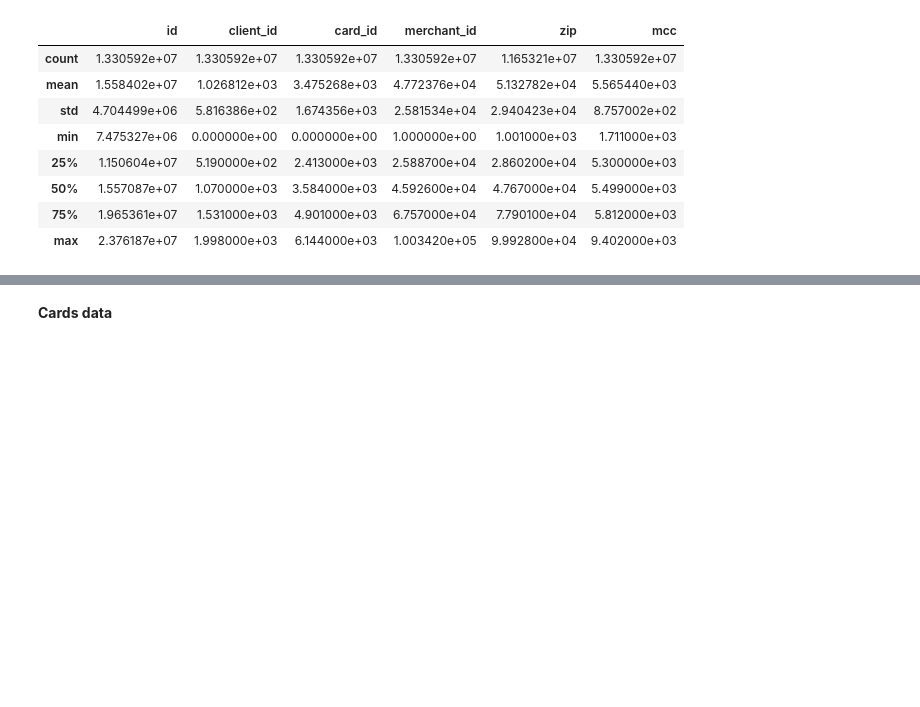
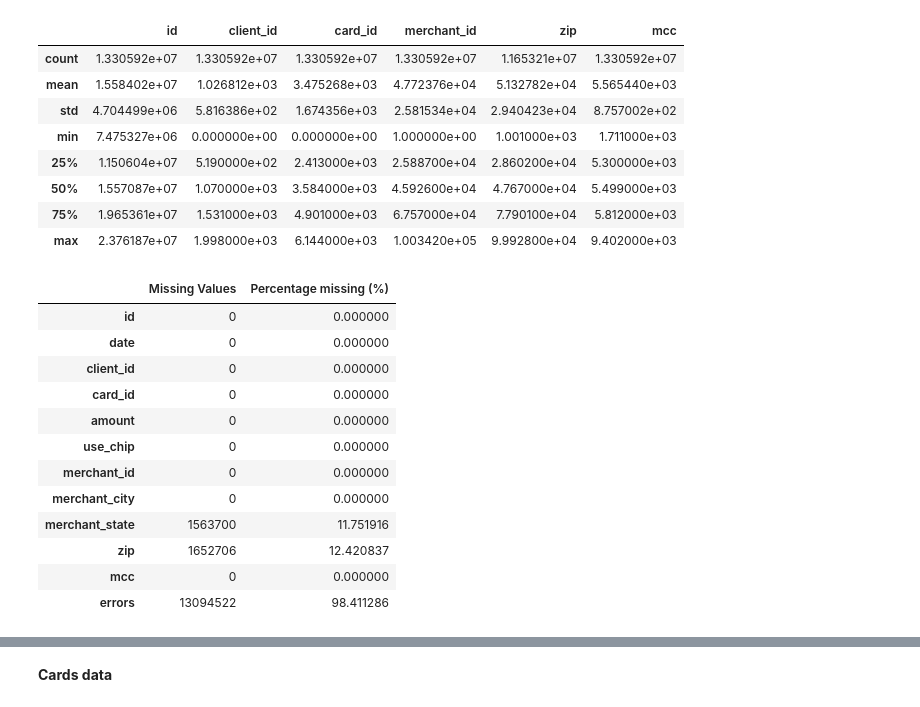
Before and after one commit to andriysinclair/FraudDetection, a Jupyter notebook: eda_cleaning.ipynb, the cells around one changed output, grey strips where cells are left out. Cells and saved outputs as stored; diff of their text form; code cells hidden in the pictures; blank space fills up the shorter version.

```diff
--- a/eda_cleaning.ipynb
+++ b/eda_cleaning.ipynb
@@ -134,3 +163,20 @@ transaction_data_df.describe()
 | 50% | 1.557087e+07 | 1.070000e+03 | 3.584000e+03 | 4.592600e+04 | 4.767000e+04 | 5.499000e+03 |
 | 75% | 1.965361e+07 | 1.531000e+03 | 4.901000e+03 | 6.757000e+04 | 7.790100e+04 | 5.812000e+03 |
 | max | 2.376187e+07 | 1.998000e+03 | 6.144000e+03 | 1.003420e+05 | 9.992800e+04 | 9.402000e+03 |
+# %%
+# Missing values
+missing_summary(transaction_data_df)
+# %% [output]
+|  | Missing Values | Percentage missing (%) |
+| id | 0 | 0.000000 |
+| date | 0 | 0.000000 |
+| client_id | 0 | 0.000000 |
+| card_id | 0 | 0.000000 |
+| amount | 0 | 0.000000 |
+| use_chip | 0 | 0.000000 |
+| merchant_id | 0 | 0.000000 |
+| merchant_city | 0 | 0.000000 |
+| merchant_state | 1563700 | 11.751916 |
+| zip | 1652706 | 12.420837 |
+| mcc | 0 | 0.000000 |
+| errors | 13094522 | 98.411286 |
```
Also changed, not shown: parts of 13 cells of this notebook, 1 other file.
